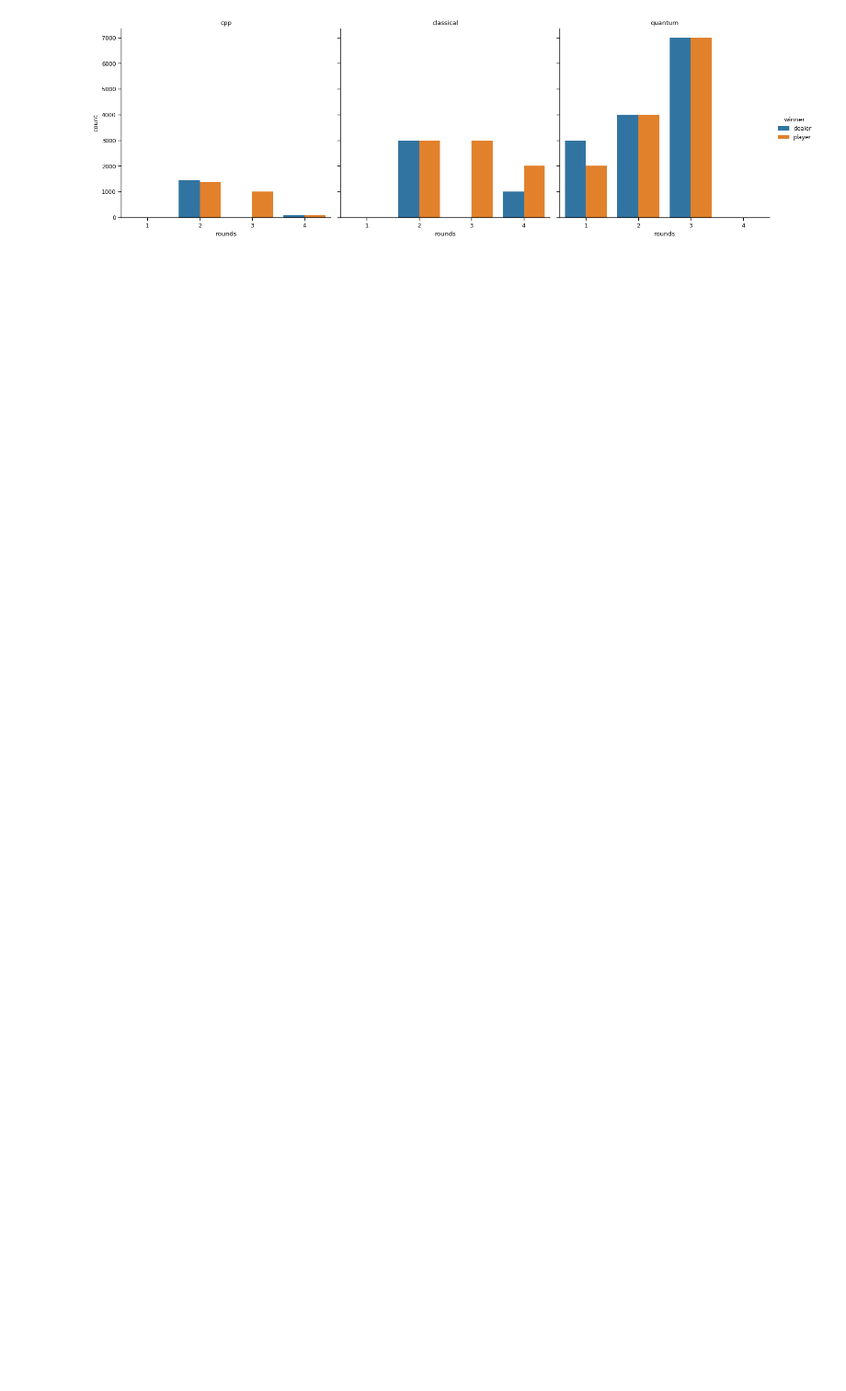
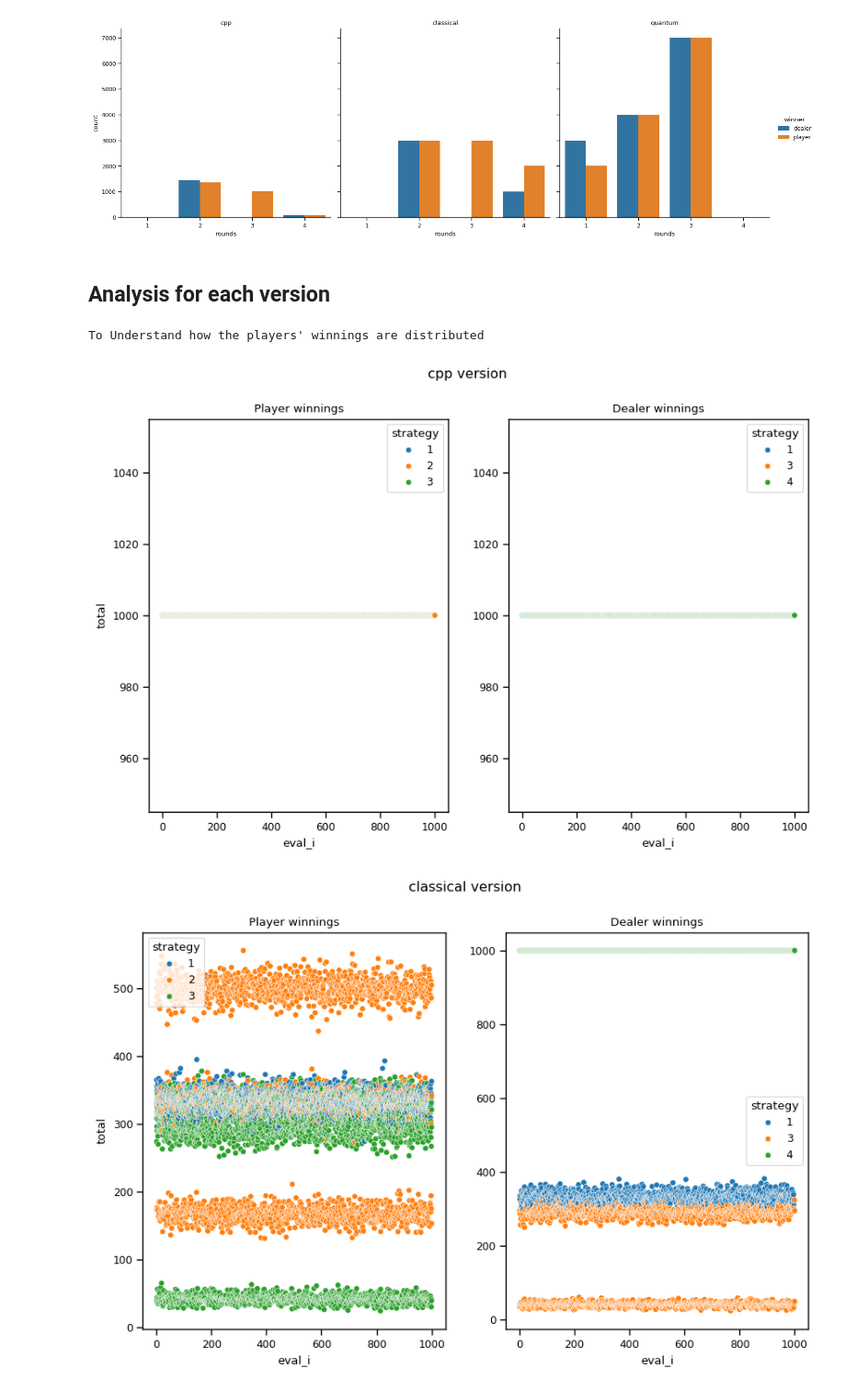
Before and after one commit to Dpbm/qbuck, a Jupyter notebook: buckshot-roulette.ipynb, the cells around one changed output. Shown at 92% size. Saved outputs shown, nothing was run; the diff lists cells and outputs as text; code cells hidden in the pictures; blank space fills up the shorter version.

Commit message:
deeper analysis

```diff
--- a/buckshot-roulette.ipynb
+++ b/buckshot-roulette.ipynb
@@ -599,3 +602,28 @@ plt.savefig("total_rounds_per_version.png", bbox_inches="tight")
 plt.show()
 # %% [output]
 [figure]
+# %% [markdown]
+## Analysis for each version
+# %%
+print("To Understand how the players' winnings are distributed")
+for version in labels:
+    subset = data[data["label"] == version]
+    dealer_winnings = subset[subset["winner"] == "dealer"]
+    player_winnings = subset[subset["winner"] == "player"]
+
+    fig,ax = plt.subplots(1,2, figsize=(10,6))
+
+    sns.scatterplot(data=player_winnings, x="eval_i", y="total", ax=ax[0], palette="tab10", hue="strategy")
+    ax[0].set_title("Player winnings")
+
+    sns.scatterplot(data=dealer_winnings, x="eval_i", y="total", ax=ax[1], palette="tab10", hue="strategy")
+    ax[1].set_title("Dealer winnings")
+    ax[1].set_ylabel("")
+
+    fig.suptitle(f"{version} version")
+
+    plt.show()
+# %% [output]
+To Understand how the players' winnings are distributed
+[figure, added]
+[figure, added]
```
Also changed, not shown: parts of 6 cells of this notebook, 6 other files.
